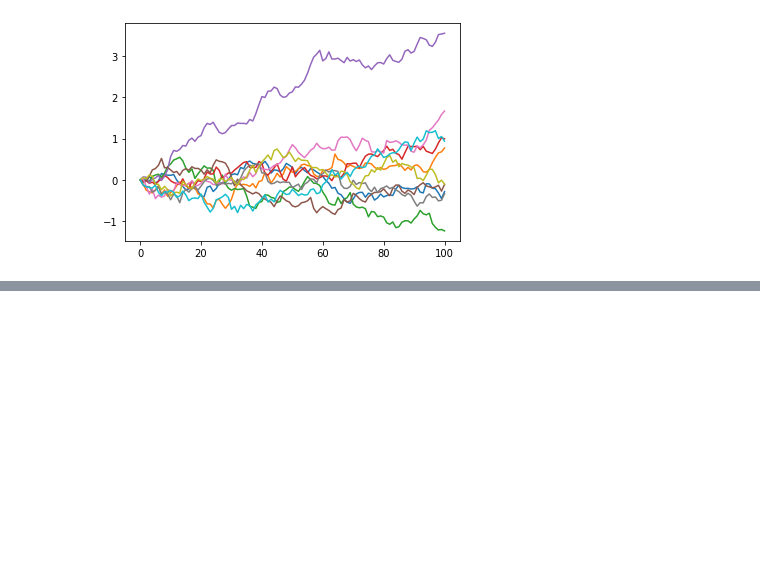
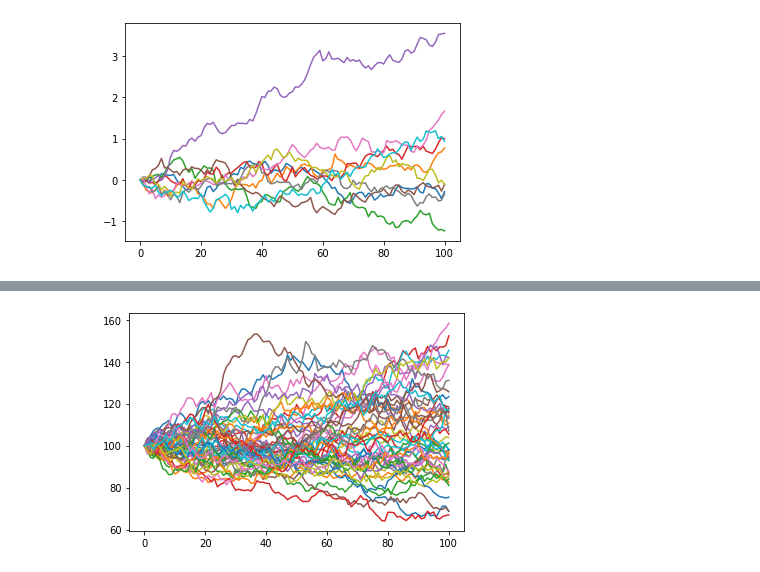
Before and after one commit to nurhachar-sibei/Derivatives, a Jupyter notebook: BrownianMotion.ipynb, the cells around one changed output, grey strips where cells are left out. Saved outputs shown, nothing was run; the diff lists cells and outputs as text; code cells hidden in the pictures; blank space fills up the shorter version.

```diff
--- a/BrownianMotion.ipynb
+++ b/BrownianMotion.ipynb
@@ -46,0 +92,15 @@ S_path = standar_brownian(steps = 100,paths = 10,T = 1,S0 = 0)
+# %%
+#  几何布朗运动
+def geo_brownian(steps,paths,T,S0,u,sigma):
+    dt = T / steps # 求出dt
+    S_path = np.zeros((steps+1,paths))   #创建一个矩阵，用来准备储存模拟情况
+    S_path[0] = S0  #起点设置
+    rn = np.random.standard_normal(S_path.shape) # 一次性创建出需要的正态分布随机数，当然也可以写在循环里每次创建一个时刻的随机数
+    for step in range(1,steps+1):
+        S_path[step] = S_path[step - 1] * np.exp((u-0.5*sigma**2)*dt +sigma*np.sqrt(dt)*rn[step]) # 和其他布朗运动的区别就在这一行
+    plt.plot(S_path[:,:])
+    plt.show()
+    return S_path
+S_path = geo_brownian(steps = 100,paths = 50,T = 1,S0 = 100,u = 0.03, sigma = 0.2)
+# %% [output]
+[figure, added]
```
Also changed, not shown: parts of 5 cells of this notebook, 1 other file.
